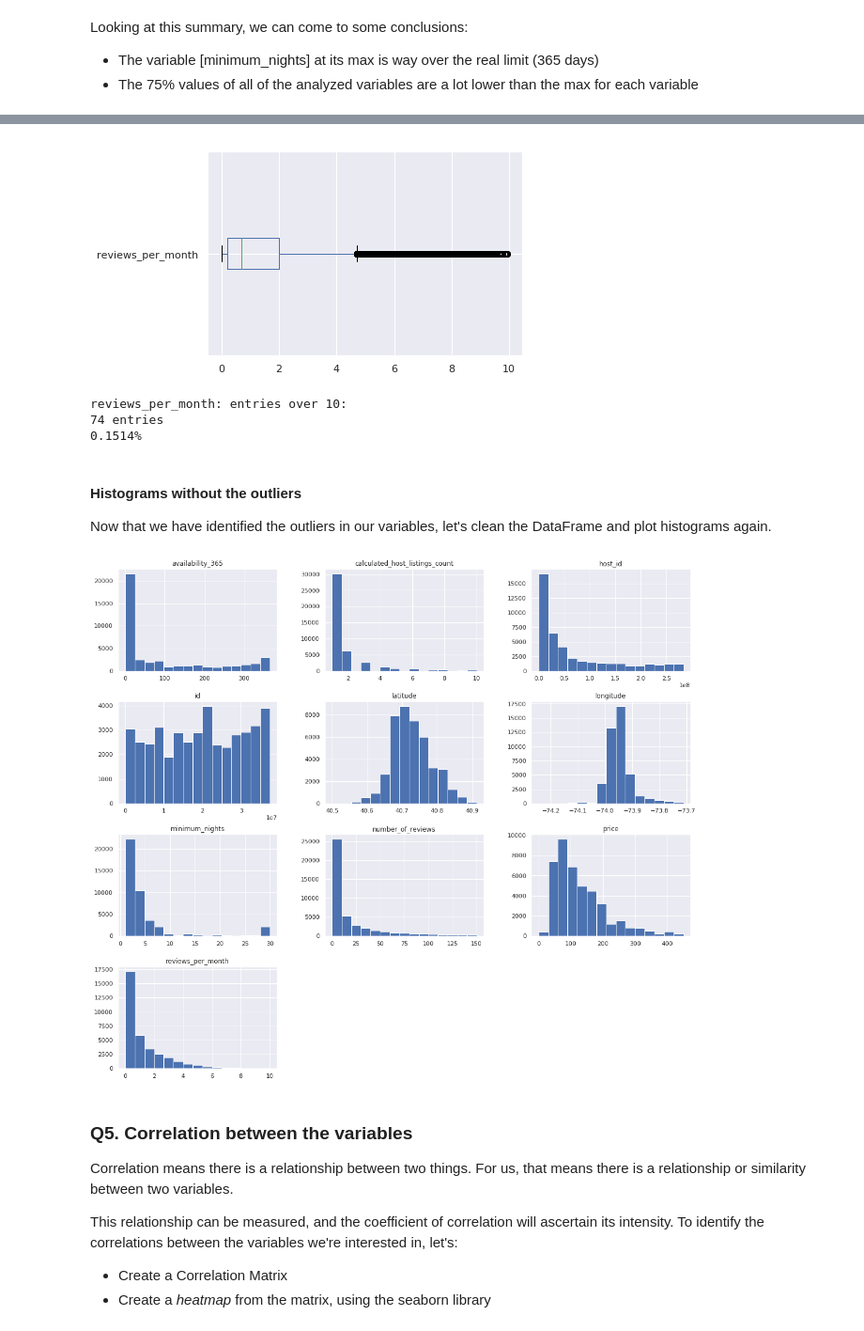
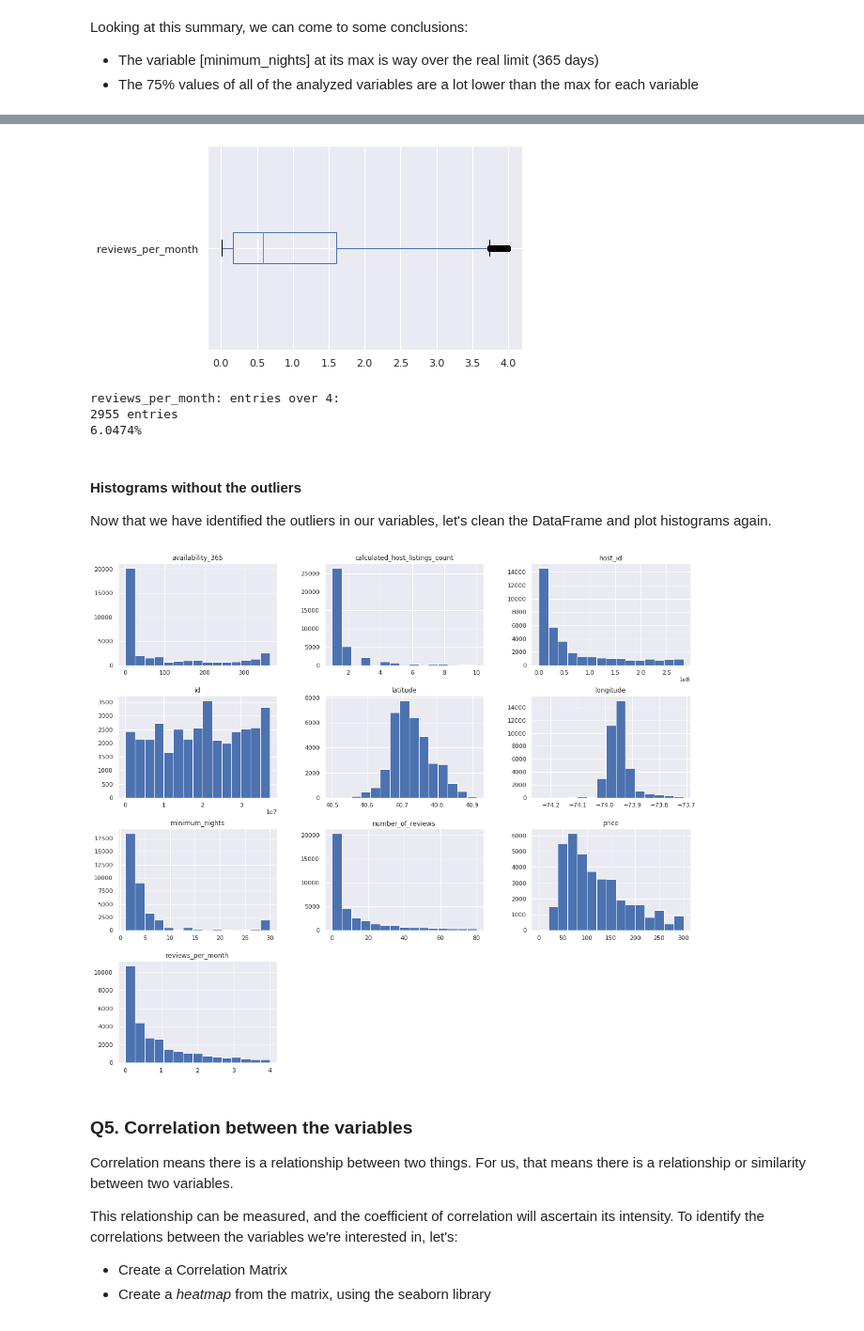
Before and after one commit to rafaelnduarte/Airbnb_Data_Analysis_NYC, a Jupyter notebook: Airbnb_Data_Analysis_Price_prediction_(XGBoost).ipynb, the cells around one changed output, grey strips where cells are left out. Shown at 94% size. Drawn from its saved outputs; the diff is of its cells as text; code cells hidden in the pictures.

```diff
--- a/Airbnb_Data_Analysis_Price_prediction_(XGBoost).ipynb
+++ b/Airbnb_Data_Analysis_Price_prediction_(XGBoost).ipynb
@@ -293,19 +320,19 @@ price: entries over 450:
 
 fig, ax = plt.subplots()
 
-df.loc[df["reviews_per_month"] < 10].boxplot(['reviews_per_month'], vert=False, ax=ax)
+df.loc[df["reviews_per_month"] < 4].boxplot(['reviews_per_month'], vert=False, ax=ax)
 
 plt.show()
 
-# check entries over 10 for reviews_per_month
-print("reviews_per_month: entries over 10:")
-print("{} entries".format(len(df[df.reviews_per_month > 10])))
-print("{:.4f}%".format((len(df[df.reviews_per_month > 10]) / df.shape[0])*100))
+# check entries over 4 for reviews_per_month
+print("reviews_per_month: entries over 4:")
+print("{} entries".format(len(df[df.reviews_per_month > 4])))
+print("{:.4f}%".format((len(df[df.reviews_per_month > 4]) / df.shape[0])*100))
 # %% [output]
-[figure, old version]
+[figure, new version]
-reviews_per_month: entries over 10:
-74 entries
-0.1514%
+reviews_per_month: entries over 4:
+2955 entries
+6.0474%
 # %% [markdown]
 #### Histograms without the outliers
 
@@ -313,18 +340,18 @@ Now that we have identified the outliers in our variables, let's clean the DataF
 # %%
 # removing the outliers from the DataFrame, creating a new DataFrame
 df_clean = df.copy()
 df_clean.drop(df_clean[df_clean.calculated_host_listings_count > 10].index, axis=0, inplace=True)
 df_clean.drop(df_clean[df_clean.minimum_nights > 30].index, axis=0, inplace=True)
-df_clean.drop(df_clean[df_clean.number_of_reviews > 150].index, axis=0, inplace=True)
-df_clean.drop(df_clean[df_clean.price > 450].index, axis=0, inplace=True)
-df_clean.drop(df_clean[df_clean.reviews_per_month > 10].index, axis=0, inplace=True)
+df_clean.drop(df_clean[df_clean.number_of_reviews > 80].index, axis=0, inplace=True)
+df_clean.drop(df_clean[df_clean.price > 300].index, axis=0, inplace=True)
+df_clean.drop(df_clean[df_clean.reviews_per_month > 4].index, axis=0, inplace=True)
 
 
 # plotting histograms for numerical values
 df_clean.hist(bins=15, figsize=(19,17));
 sns.set()
 # %% [output]
-[figure, old version]
+[figure, new version]
 # %% [markdown]
 ### **Q5. Correlation between the variables**
 
```
Also changed, not shown: parts of 31 cells of this notebook.
